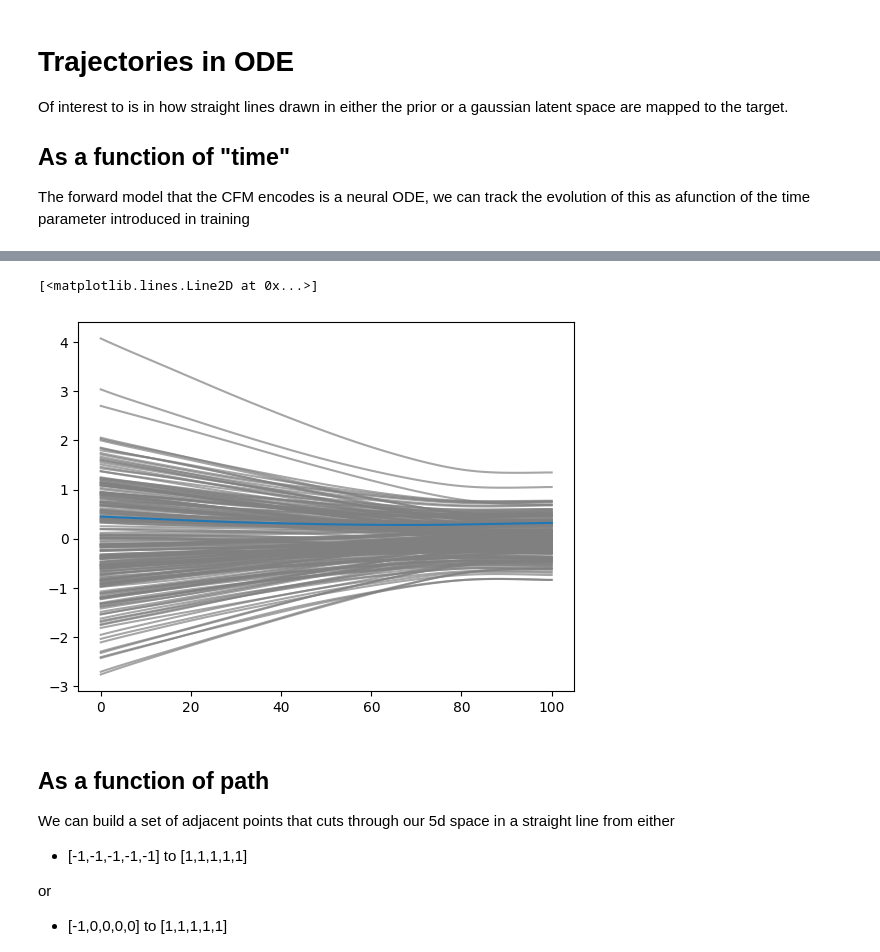
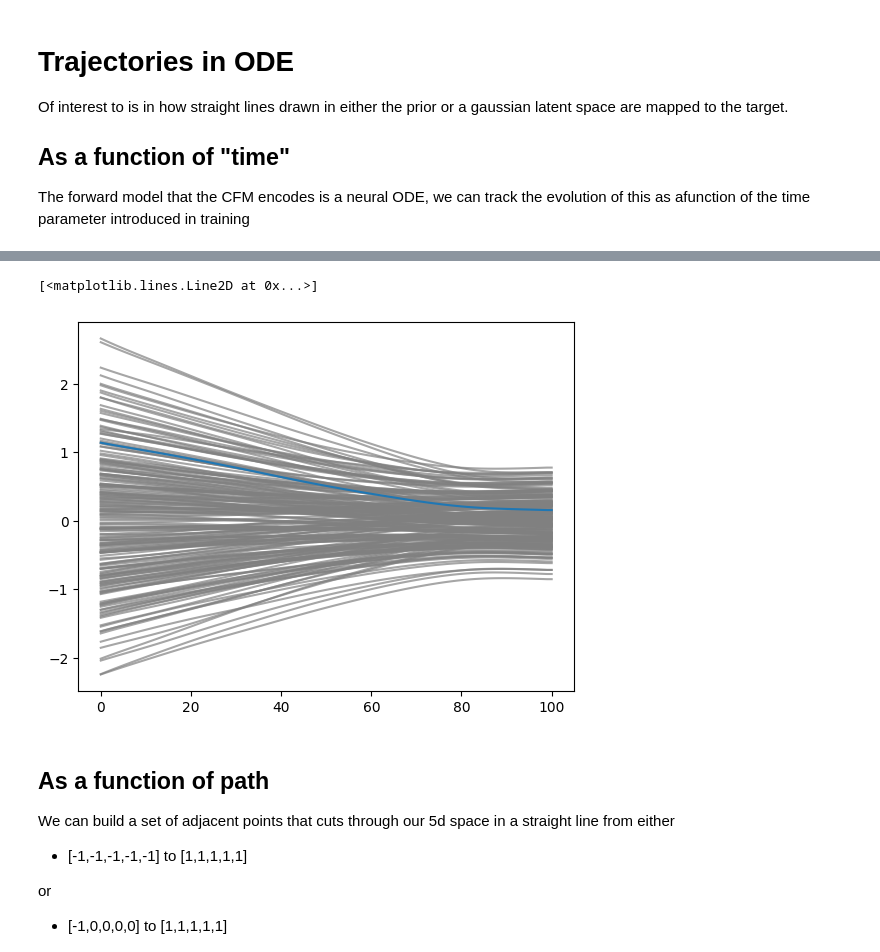
Before and after one commit to yallup/fusions, a Jupyter notebook: demo_diffusion.ipynb, the cells around one changed output, grey strips where cells are left out. Saved outputs shown, nothing was run; the diff lists cells and outputs as text; code cells hidden in the pictures.

```diff
--- a/demo_diffusion.ipynb
+++ b/demo_diffusion.ipynb
@@ -15,11 +15,11 @@ np.random.seed(12)
 
 mixtures = 5
 A = np.random.randn(mixtures, data_dims, dims)
-Model = LinearMixtureModel(
+Model = MixtureModel(
     # M=A,
     M=np.stack([np.eye(dims), -np.eye(dims)]),
     mu=np.zeros(dims),
-    sigma=np.eye(dims),
+    Sigma=np.eye(dims),
     m=np.zeros(data_dims),
     C=np.eye(data_dims)*0.1,
 )
@@ -63,4 +63,4 @@ Of interest to is in how straight lines drawn in either the prior or a gaussian
 The forward model that the CFM encodes is a neural ODE, we can track the evolution of this as afunction of the time parameter introduced in training
 # %%
 t=Model.prior().rvs(1000)
-x, x_t =diffusion.predict(t, history=True)
+x_t =diffusion.predict(t, steps=100,jac=False, solution="approx")
@@ -67,12 +90,12 @@ x, x_t =diffusion.predict(t, history=True)
 # %%
 import matplotlib.pyplot as plt
 f,a = plt.subplots()
 param_idx=3
-a.plot(x_t[:,:199,param_idx], color="grey", alpha=0.7);
-a.plot(x_t[:,200,param_idx], color="C0")
+a.plot(x_t[:199,:,param_idx].T, color="grey", alpha=0.7);
+a.plot(x_t[200,:,param_idx], color="C0")
 # %% [output]
 [<matplotlib.lines.Line2D at 0x...>]
-[figure, old version]
+[figure, new version]
 # %% [markdown]
 ## As a function of path
 
```
Also changed, not shown: parts of 7 cells of this notebook, 4 other files.
